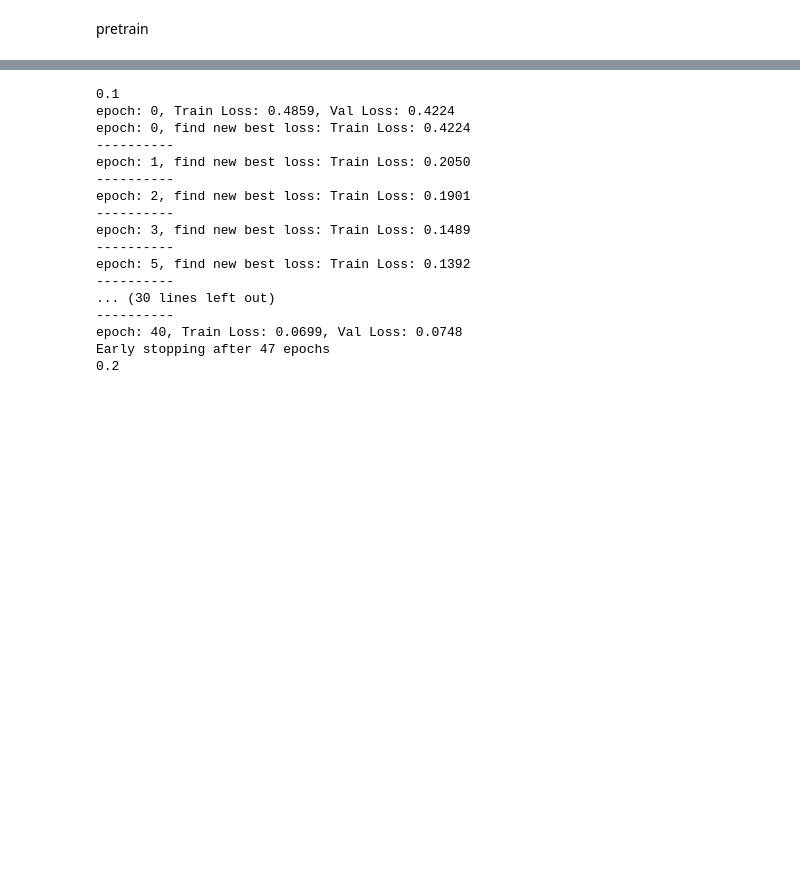
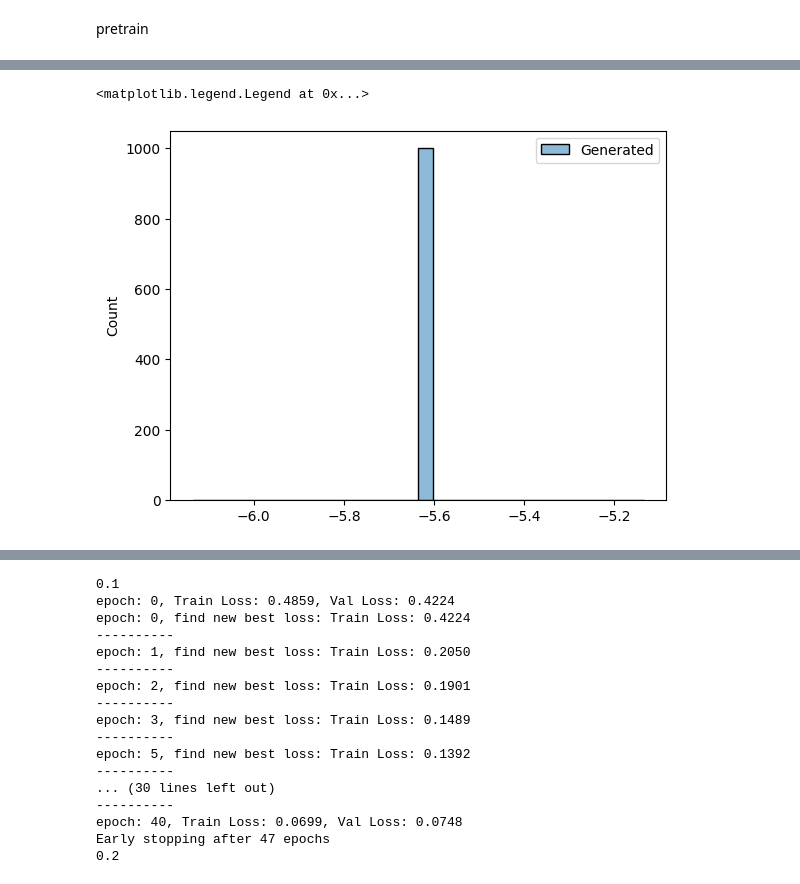
Before and after one commit to miluosi/diffusion-for-learning, a Jupyter notebook: quantile_ddpm.ipynb, the cells around one changed output, grey strips where cells are left out. Drawn from its saved outputs; the diff is of its cells as text; code cells hidden in the pictures; blank space fills up the shorter version.

```diff
--- a/quantile_ddpm.ipynb
+++ b/quantile_ddpm.ipynb
@@ -673,0 +674,7 @@ Epoch [1000/1000], Loss: 0.0025
+# %%
+tr = scay5.inverse_transform((qmodel(torch.Tensor(np.tile(sca_X_test_5[0,:-1],(1000,1))).cuda()).cuda()).cpu().detach().numpy())
+sns.histplot(tr, kde=True, bins=30, label='Generated')
+plt.legend()  # 添加图例
+# %% [output]
+<matplotlib.legend.Legend at 0x...>
+[figure, added]
```
Also changed, not shown: parts of 22 cells of this notebook, 5 other files.
